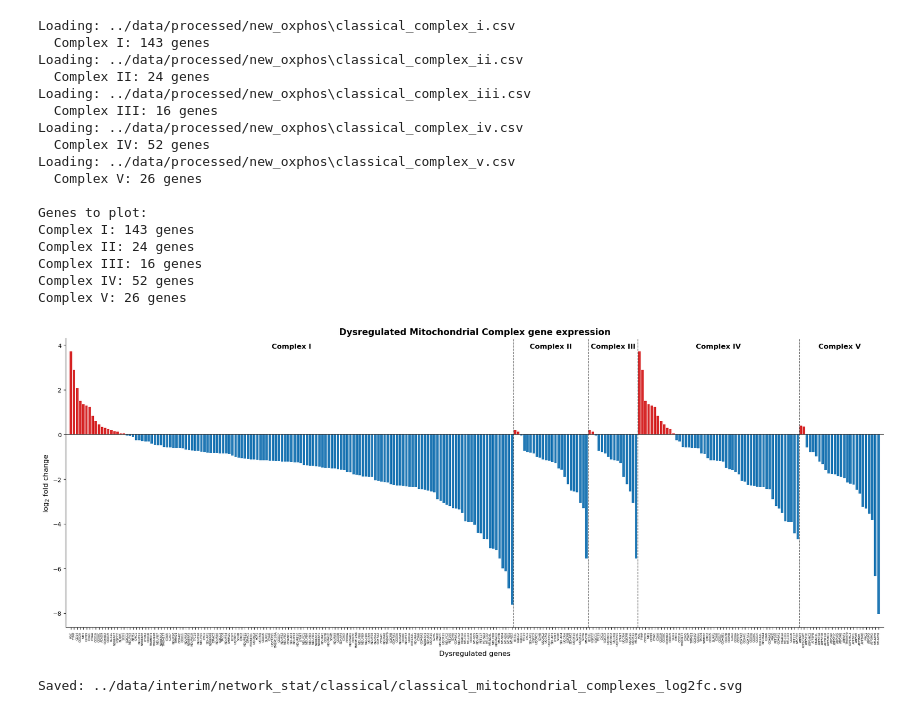
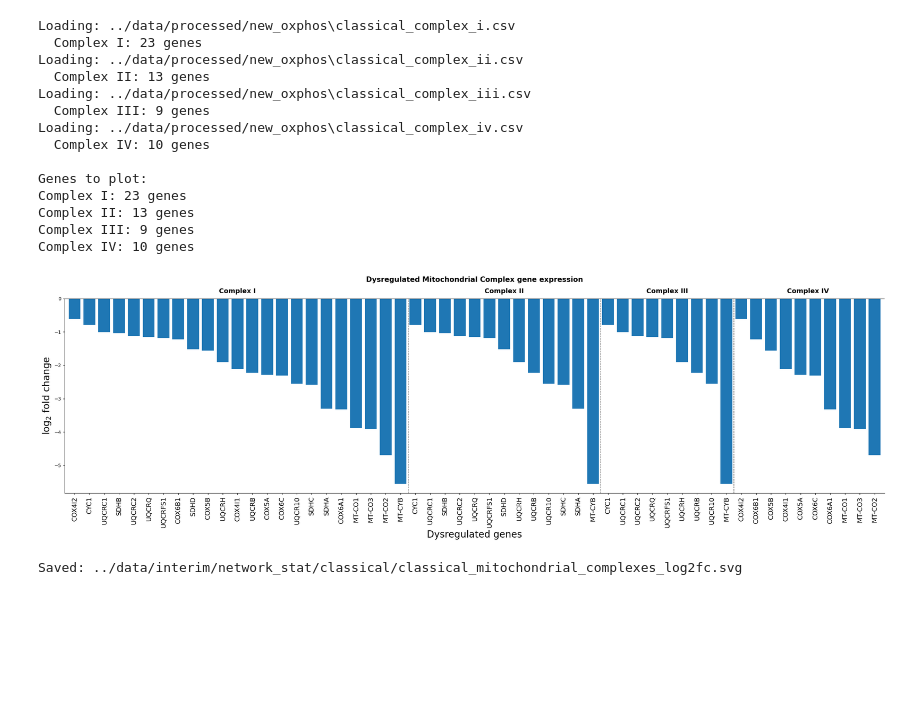
Before and after one commit to namtu06/BIO_RA, a Jupyter notebook: notebooks/thesis.ipynb, the cells around one changed output. Saved outputs shown, nothing was run; the diff lists cells and outputs as text; code cells hidden in the pictures; blank space fills up the shorter version.

```diff
--- a/notebooks/thesis.ipynb
+++ b/notebooks/thesis.ipynb
@@ -17,16 +17,30 @@ complexes = [
     "complex_i",
     "complex_ii",
     "complex_iii",
-    "complex_iv",
-    "complex_v"
+    "complex_iv"
 ]
 
 complex_labels = {
     "complex_i": "Complex I",
     "complex_ii": "Complex II",
     "complex_iii": "Complex III",
-    "complex_iv": "Complex IV",
-    "complex_v": "Complex V"
+    "complex_iv": "Complex IV"
+}
+
+neighbor_path = (
+    "../data/interim/network_stat/classical/"
+    "classical_CYCS_neighbors_by_category.csv"
+)
+
+neighbor_df = pd.read_csv(neighbor_path)
+complex_genes = {
+    row["Category"]: {
+        gene.strip().upper()
+        for gene in str(row["Genes"]).split(",")
+        if gene.strip()
+    }
+    for _, row in neighbor_df.iterrows()
+    if row["Category"] in complex_labels.values()
 }
 
 
@@ -57,6 +71,10 @@ for complex_name in complexes:
         .str.strip()
         .str.upper()
     )
+
+    df = df.loc[
+        df.index.isin(complex_genes[complex_labels[complex_name]])
+    ].copy()
 
     complex_data[complex_name] = df
 
@@ -131,8 +149,7 @@ complex_order = [
     "Complex I",
     "Complex II",
     "Complex III",
-    "Complex IV",
-    "Complex V"
+    "Complex IV"
 ]
 
 plot_df["complex"] = pd.Categorical(
@@ -156,7 +173,7 @@ plot_df = (
 # ============================================================
 
 fig, ax = plt.subplots(
-    figsize=(20, 8)
+    figsize=(25, 8)
 )
 
 x = range(len(plot_df))
@@ -207,7 +224,7 @@ ax.set_xticks(
 ax.set_xticklabels(
     plot_df["gene"],
     rotation=90,
-    fontsize=label_fontsize,
+    fontsize=14,
     ha="center",
     va="top"
 )
@@ -263,11 +280,12 @@ for complex_name in complex_order:
 
     ax.text(
         center,
-        ax.get_ylim()[1] * 0.95,
+        1.02,
         complex_name,
+        transform=ax.get_xaxis_transform(),
         ha="center",
-        va="top",
-        fontsize=12,
+        va="bottom",
+        fontsize=14,
         fontweight="bold"
     )
 
@@ -278,17 +296,18 @@ for complex_name in complex_order:
 
 ax.set_ylabel(
     "log$_2$ fold change",
-    fontsize=12
+    fontsize=20
 )
 
 ax.set_xlabel(
     "Dysregulated genes",
-    fontsize=12
+    fontsize=20
 )
 
 ax.set_title(
     "Dysregulated Mitochondrial Complex gene expression",
     fontsize=15,
+    pad =35,
     fontweight="bold"
 )
 
@@ -316,46 +335,43 @@ outdir = (
     "../data/interim/"
     "network_stat/"
     f"{subtype}/"
 )
 
 os.makedirs(
     outdir,
     exist_ok=True
 )
 
 outfile = os.path.join(
     outdir,
     f"{subtype}_mitochondrial_complexes_log2fc.svg"
 )
 
 plt.savefig(
-    outfile,
+    "../../bsc-thesis/images/results/classical_mitochondrial_complexes_log2fc.svg",
     format="svg",
     bbox_inches="tight"
 )
 
 plt.show()
 
 print(f"\nSaved: {outfile}")
 # %% [output]
 Loading: ../data/processed/new_oxphos\classical_complex_i.csv
-  Complex I: 143 genes
+  Complex I: 23 genes
 Loading: ../data/processed/new_oxphos\classical_complex_ii.csv
-  Complex II: 24 genes
+  Complex II: 13 genes
 Loading: ../data/processed/new_oxphos\classical_complex_iii.csv
-  Complex III: 16 genes
+  Complex III: 9 genes
 Loading: ../data/processed/new_oxphos\classical_complex_iv.csv
-  Complex IV: 52 genes
-Loading: ../data/processed/new_oxphos\classical_complex_v.csv
-  Complex V: 26 genes
+  Complex IV: 10 genes
 
 Genes to plot:
-Complex I: 143 genes
-Complex II: 24 genes
-Complex III: 16 genes
-Complex IV: 52 genes
-Complex V: 26 genes
+Complex I: 23 genes
+Complex II: 13 genes
+Complex III: 9 genes
+Complex IV: 10 genes
-[figure, old version]
+[figure, new version]
 Saved: ../data/interim/network_stat/classical/classical_mitochondrial_complexes_log2fc.svg
 # %%
 import os
```
Also changed, not shown: parts of 4 cells of this notebook, 1 other file.
